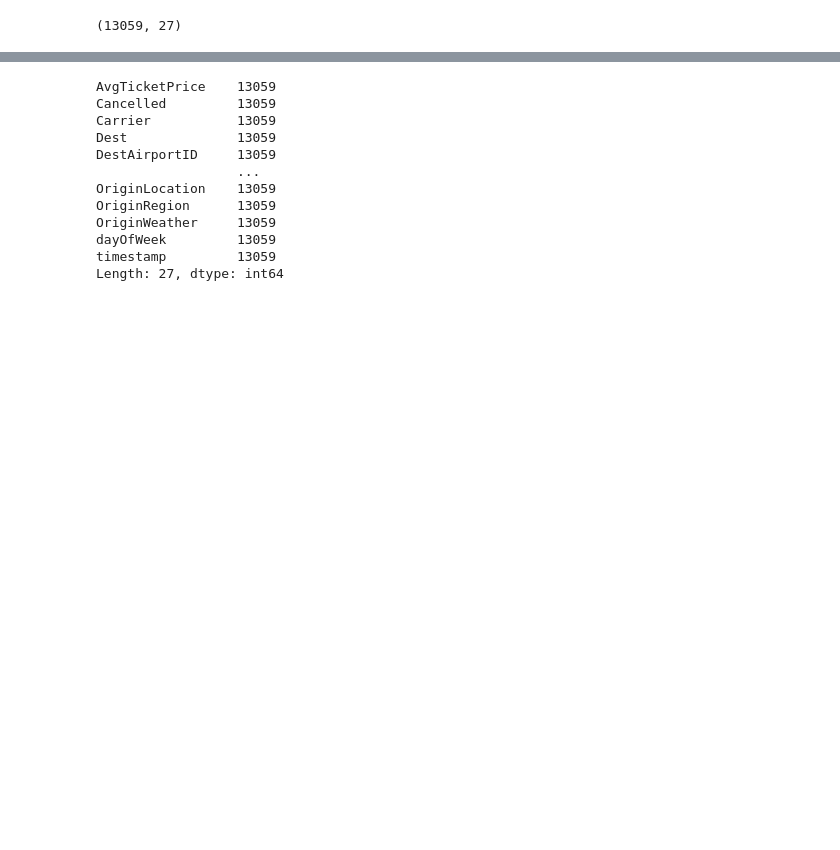
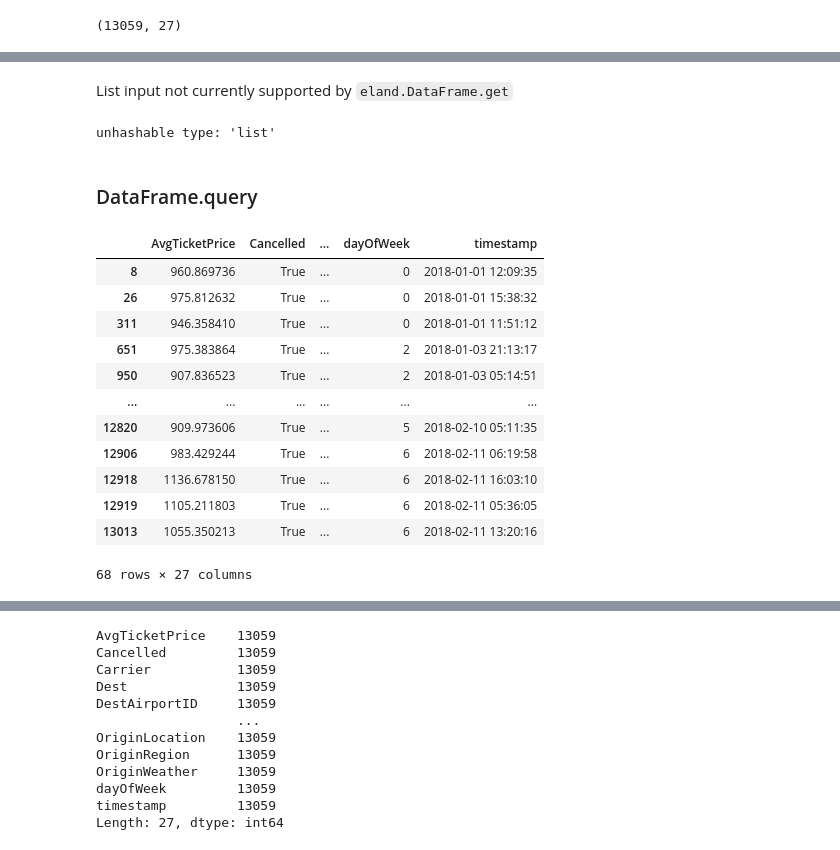
Before and after one commit to elastic/eland, a Jupyter notebook: docs/source/examples/demo_notebook.ipynb, the cells around one changed output, grey strips where cells are left out. Drawn from its saved outputs; the diff is of its cells as text; code cells hidden in the pictures; blank space fills up the shorter version.

```diff
--- a/docs/source/examples/demo_notebook.ipynb
+++ b/docs/source/examples/demo_notebook.ipynb
@@ -221,0 +304,27 @@ Index(['AvgTicketPrice', 'Cancelled', 'Carrier', 'Dest', 'DestAirportID', 'DestC
+# %% [markdown]
+List input not currently supported by `eland.DataFrame.get`
+# %%
+try:
+    ed_flights.get(['Carrier', 'Origin'])
+except TypeError as e:
+    print(e)
+# %% [output]
+unhashable type: 'list'
+# %% [markdown]
+### DataFrame.query
+# %%
+pd_flights.query('Carrier == "Kibana Airlines" & AvgTicketPrice > 900.0 & Cancelled == True')
+# %% [output]
+|  | AvgTicketPrice | Cancelled | ... | dayOfWeek | timestamp |
+| 8 | 960.869736 | True | ... | 0 | 2018-01-01 12:09:35 |
+| 26 | 975.812632 | True | ... | 0 | 2018-01-01 15:38:32 |
+| 311 | 946.358410 | True | ... | 0 | 2018-01-01 11:51:12 |
+| 651 | 975.383864 | True | ... | 2 | 2018-01-03 21:13:17 |
+| 950 | 907.836523 | True | ... | 2 | 2018-01-03 05:14:51 |
+| ... | ... | ... | ... | ... | ... |
+| 12820 | 909.973606 | True | ... | 5 | 2018-02-10 05:11:35 |
+| 12906 | 983.429244 | True | ... | 6 | 2018-02-11 06:19:58 |
+| 12918 | 1136.678150 | True | ... | 6 | 2018-02-11 16:03:10 |
+| 12919 | 1105.211803 | True | ... | 6 | 2018-02-11 05:36:05 |
+| 13013 | 1055.350213 | True | ... | 6 | 2018-02-11 13:20:16 |
+68 rows × 27 columns
```
Also changed, not shown: parts of 112 cells of this notebook, 1 other file.
